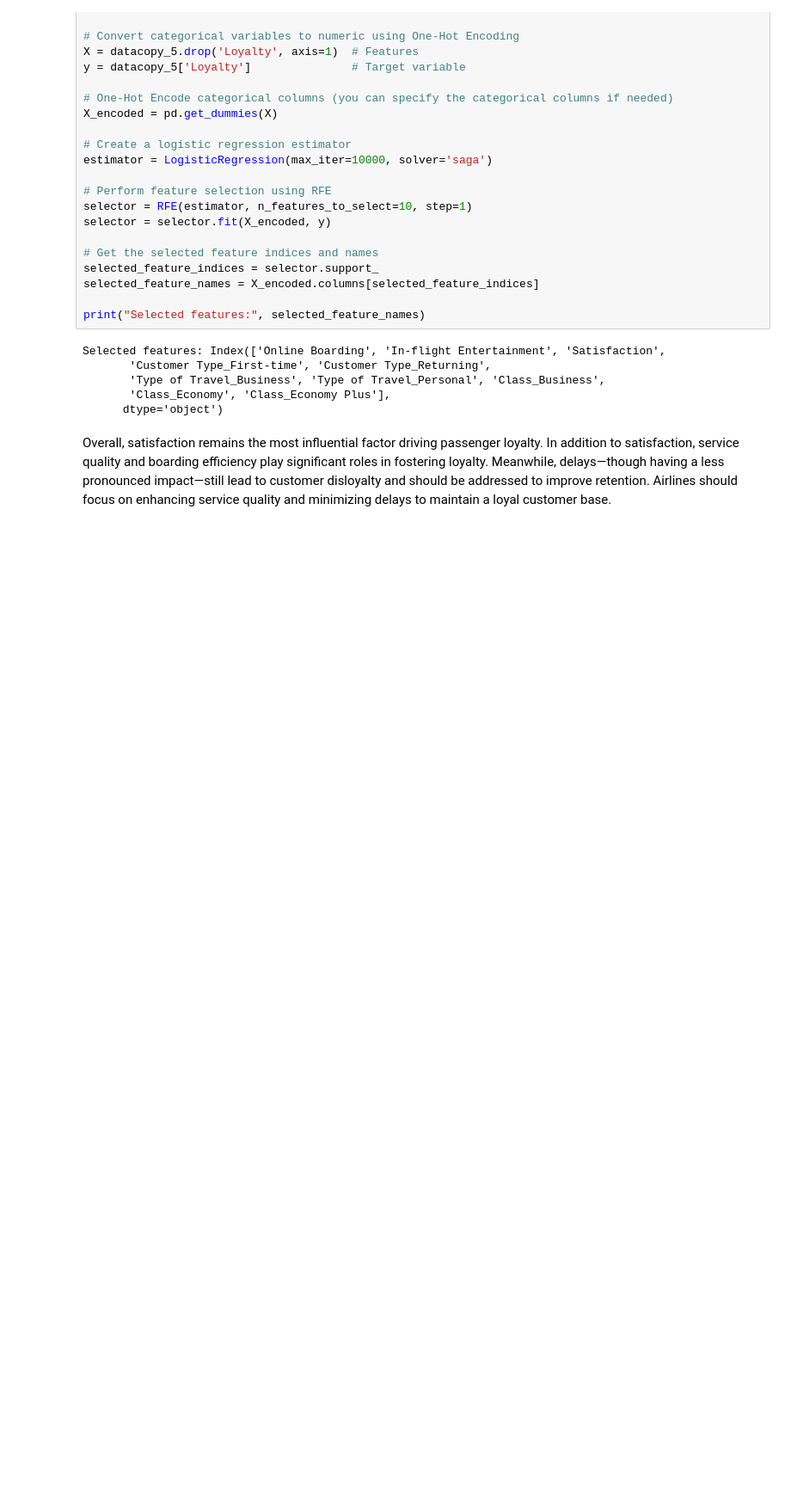
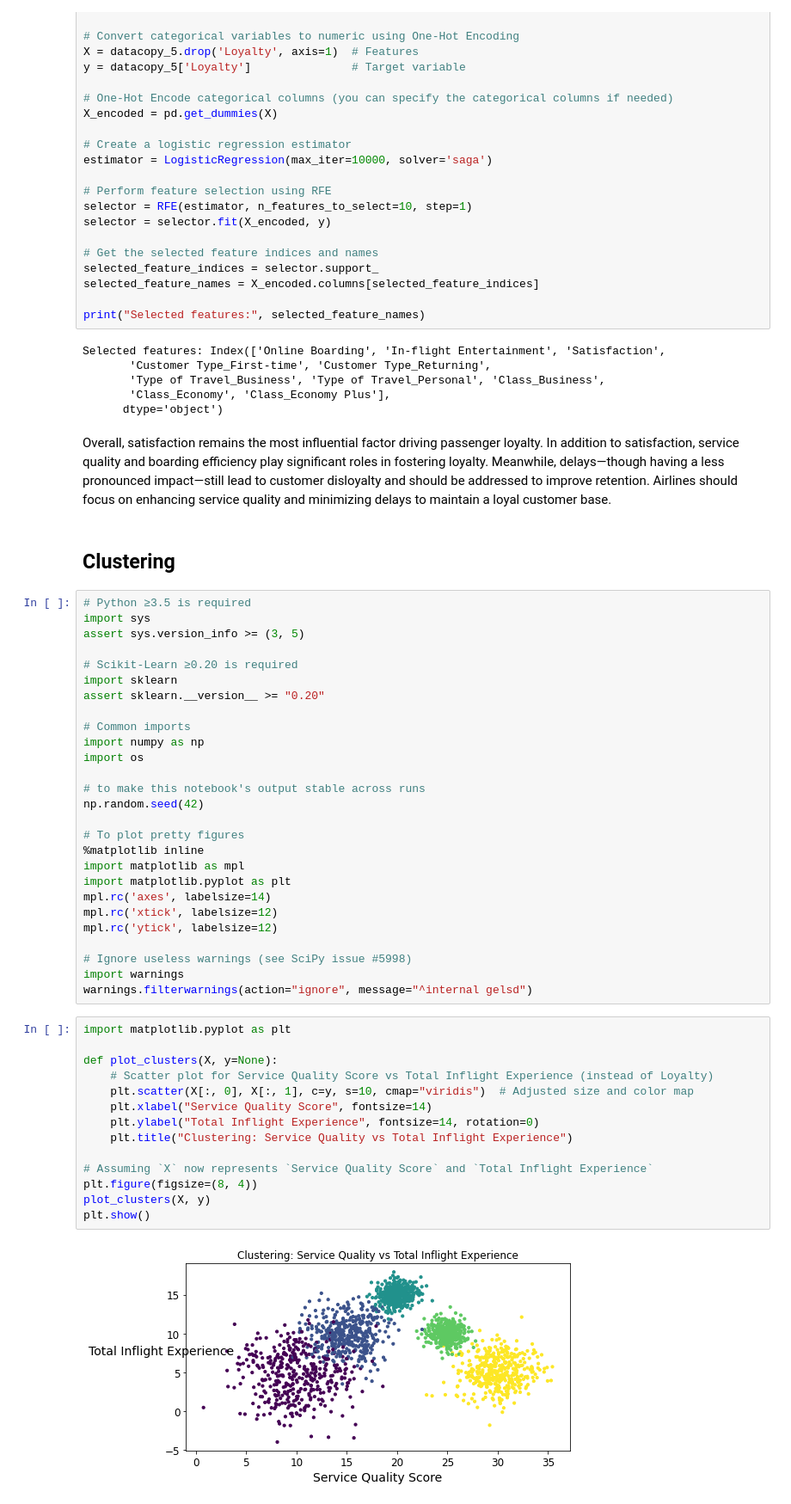
Before and after one commit to HWhr3000/F21DL_Coursework_grp2, a Jupyter notebook: notebooks/Fiyi Final Version 2.ipynb, the cells around one changed output. Shown at 86% size. Drawn from its saved outputs; the diff is of its cells as text; blank space fills up the shorter version.

Commit message:
Added clustering code using KMeans and GMM

```diff
--- a/notebooks/Fiyi Final Version 2.ipynb
+++ b/notebooks/Fiyi Final Version 2.ipynb
@@ -809,3 +809,48 @@ Selected features: Index(['Online Boarding', 'In-flight Entertainment', 'Satisfa
       dtype='object')
 # %% [markdown]
 Overall, satisfaction remains the most influential factor driving passenger loyalty. In addition to satisfaction, service quality and boarding efficiency play significant roles in fostering loyalty. Meanwhile, delays—though having a less pronounced impact—still lead to customer disloyalty and should be addressed to improve retention. Airlines should focus on enhancing service quality and minimizing delays to maintain a loyal customer base.
+# %% [markdown]
+## Clustering
+# %%
+# Python ≥3.5 is required
+import sys
+assert sys.version_info >= (3, 5)
+
+# Scikit-Learn ≥0.20 is required
+import sklearn
+assert sklearn.__version__ >= "0.20"
+
+# Common imports
+import numpy as np
+import os
+
+# to make this notebook's output stable across runs
+np.random.seed(42)
+
+# To plot pretty figures
+%matplotlib inline
+import matplotlib as mpl
+import matplotlib.pyplot as plt
+mpl.rc('axes', labelsize=14)
+mpl.rc('xtick', labelsize=12)
+mpl.rc('ytick', labelsize=12)
+
+# Ignore useless warnings (see SciPy issue #5998)
+import warnings
+warnings.filterwarnings(action="ignore", message="^internal gelsd")
+# %%
+import matplotlib.pyplot as plt
+
+def plot_clusters(X, y=None):
+    # Scatter plot for Service Quality Score vs Total Inflight Experience (instead of Loyalty)
+    plt.scatter(X[:, 0], X[:, 1], c=y, s=10, cmap="viridis")  # Adjusted size and color map
+    plt.xlabel("Service Quality Score", fontsize=14)
+    plt.ylabel("Total Inflight Experience", fontsize=14, rotation=0)
+    plt.title("Clustering: Service Quality vs Total Inflight Experience")
+
+# Assuming `X` now represents `Service Quality Score` and `Total Inflight Experience`
+plt.figure(figsize=(8, 4))
+plot_clusters(X, y)
+plt.show()
+# %% [output]
+[figure, added]
```
Also changed, not shown: parts of 31 cells of this notebook, 2 other files.
